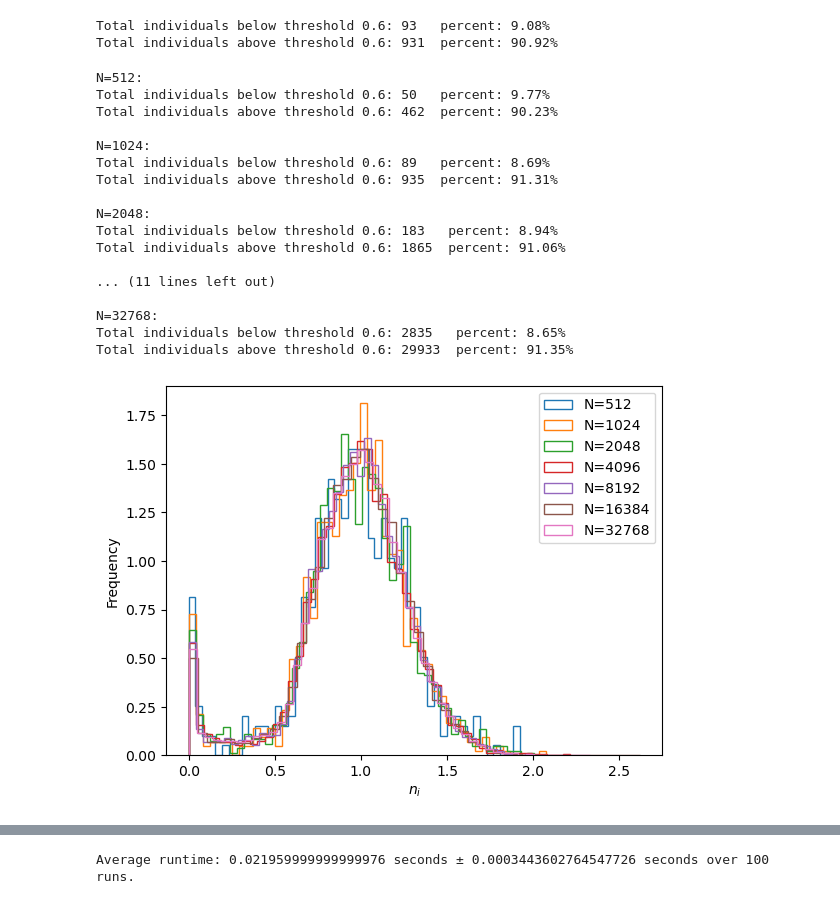
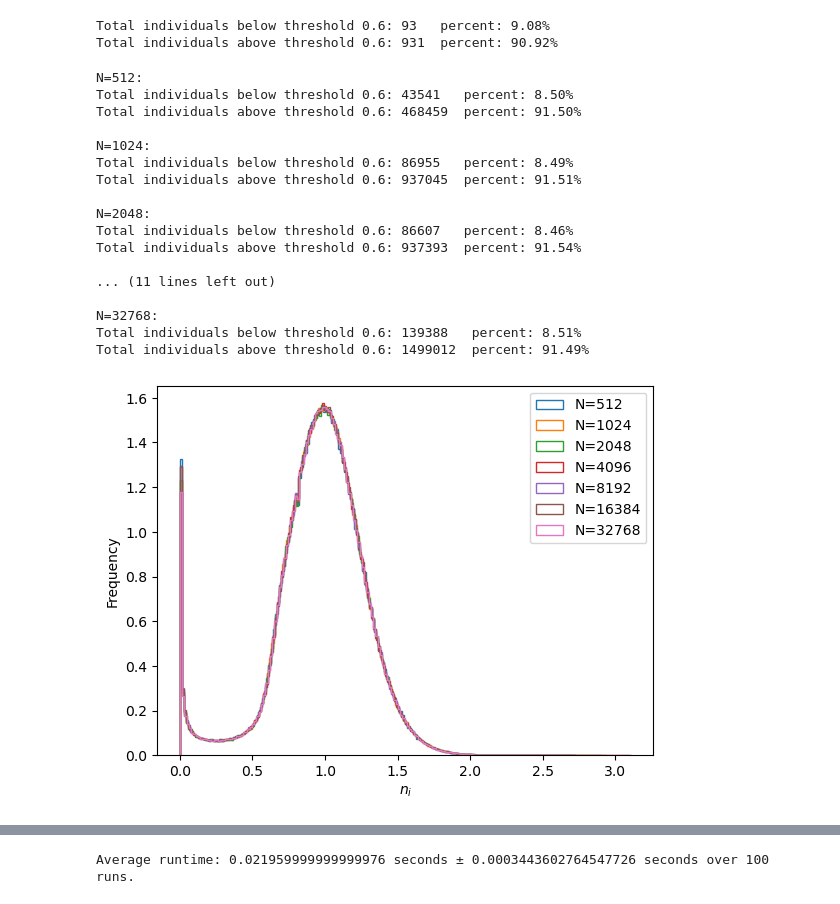
Before and after one commit to d4v1d-cub/Ecology, a Jupyter notebook: processing_data/IBMF/process_IBMF_one_graph.ipynb, the cells around one changed output, grey strips where cells are left out. Saved outputs shown, nothing was run; the diff lists cells and outputs as text; code cells hidden in the pictures.

Commit message:
plotting histograms one graph

```diff
--- a/processing_data/IBMF/process_IBMF_one_graph.ipynb
+++ b/processing_data/IBMF/process_IBMF_one_graph.ipynb
@@ -17,4 +21,22 @@ def read_SIM_data(path, filename):
     return np.array(data)
+# %%
+def filter_files(path, pattern, pos_seedgraph=16):
+    files = []
+    # Iterate through the files in the specified directory
+    for filename in os.listdir(path):
+        if fnmatch.fnmatch(filename, pattern):
+            parts = filename.split('_')
+            files.append((filename, int(parts[pos_seedgraph])))
+    sorted_pairs = sorted(files, key=lambda x: x[1])  # Sort by seed graph value
+    return sorted_pairs
+# %%
+def join_all_data(path, pattern, pos_seedgraph=16, column=1):
+    sorted_files = filter_files(path, pattern, pos_seedgraph=pos_seedgraph)
+    concatenated_data = []
+    for filename, _ in sorted_files:
+        data = read_data(path, filename, column=column)
+        concatenated_data.extend(data)
+    return np.array(concatenated_data)
 # %%
 def order_individual_abundances(data, n_leading=5):
     data = data[data[:, 1].argsort()]
@@ -74,7 +96,8 @@ def plot_histogram_individual_abundances_log(abundances, n_bins=10):
     plt.show()
 # %%
 # path_in = "/media/david/Data/UH/Grupo_de_investigacion/Ecology/Results/IBMF/One_graph/"
-path_in = "/media/david/Seagate Expansion Drive/Salva/Salva_Data_Investigacion/Grupo_de_investigacion/Ecology/Results/IBMF/One_graph/"
+# path_in = "/media/david/Seagate Expansion Drive/Salva/Salva_Data_Investigacion/Grupo_de_investigacion/Ecology/Results/IBMF/One_graph/"
+path_in = "/mnt/d/Research/Ecology/Results/IBMF/One_graph/Graph_inside"
 # %%
 filename = 'IBMF_seq_Graph_Extraction_1_Interaction_Matrix_David_Lotka_Volterra_final_av0_0.500_dn_0.500_T_0.015_lambda_1.0e-06_tol_1.0e-06_maxiter_10000_damping_1.00.txt_seedseq_1_seedinit_1.txt'
 data = read_IBMF_data(path_in, filename)
@@ -107,38 +130,39 @@ individual_abundances_below_thr(abundances_IBMF, thr)
 Total individuals below threshold 0.6: 93   percent: 9.08%
 Total individuals above threshold 0.6: 931  percent: 90.92%
 # %%
+path_in = "/mnt/d/Research/Ecology/Results/IBMF/One_graph/Graph_inside"
 thr = 0.6
 N_list = [512, 1024, 2048, 4096, 8192, 16384, 32768]
 abundances_IBMF_list = []
 for N in N_list:
-    filename = f'IBMF_seq_gr_inside_RRG_eps_0.000_mu_0.000_sigma_0.150_N_{N}_c_3_seedgraph_1_Lotka_Volterra_final_av0_0.500_dn_0.500_T_0.015_lambda_1.0e-06_tol_1.0e-08_maxiter_10000_damping_0.20_averages_seedseq_1_seedinit_1.txt'
-    data = read_IBMF_data(path_in, filename)
-    abundances_IBMF = data[:, 1]
-    abundances_IBMF_list.append(abundances_IBMF)
+    pattern = f'IBMF_seq_gr_inside_RRG_eps_0.000_mu_0.000_sigma_0.150_N_{N}_c_3_seedgraph_*_Lotka_Volterra_final_av0_0.500_dn_0.500_T_0.015_lambda_1.0e-06_tol_1.0e-06_maxiter_10000_damping_0.20_averages_seedseq_1_seedinit_1.txt'
+    data = join_all_data(path_in, pattern, column=1, pos_seedgraph=16)
+    abundances_IBMF_list.append(data)
     print(f"N={N}:")
-    individual_abundances_below_thr(abundances_IBMF, thr)
+    individual_abundances_below_thr(data, thr)
     print()
-
-plot_several_histogram_individual_abundances(abundances_IBMF_list, N_list, n_bins=50)
 # %% [output]
 N=512:
-Total individuals below threshold 0.6: 50   percent: 9.77%
-Total individuals above threshold 0.6: 462  percent: 90.23%
+Total individuals below threshold 0.6: 43541   percent: 8.50%
+Total individuals above threshold 0.6: 468459  percent: 91.50%
 
 N=1024:
-Total individuals below threshold 0.6: 89   percent: 8.69%
-Total individuals above threshold 0.6: 935  percent: 91.31%
+Total individuals below threshold 0.6: 86955   percent: 8.49%
+Total individuals above threshold 0.6: 937045  percent: 91.51%
 
 N=2048:
-Total individuals below threshold 0.6: 183   percent: 8.94%
-Total individuals above threshold 0.6: 1865  percent: 91.06%
+Total individuals below threshold 0.6: 86607   percent: 8.46%
+Total individuals above threshold 0.6: 937393  percent: 91.54%
 
 ... (11 lines left out)
 
 N=32768:
-Total individuals below threshold 0.6: 2835   percent: 8.65%
-Total individuals above threshold 0.6: 29933  percent: 91.35%
+Total individuals below threshold 0.6: 139388   percent: 8.51%
+Total individuals above threshold 0.6: 1499012  percent: 91.49%
-[figure, removed]
+# %%
+plot_several_histogram_individual_abundances(abundances_IBMF_list, N_list, n_bins=200)
+# %% [output]
+[figure, added]
 # %%
 thr = 0.6
 N_list = [512, 1024, 2048, 4096, 8192, 16384, 32768]
```
Also changed, not shown: parts of 4 cells of this notebook.
